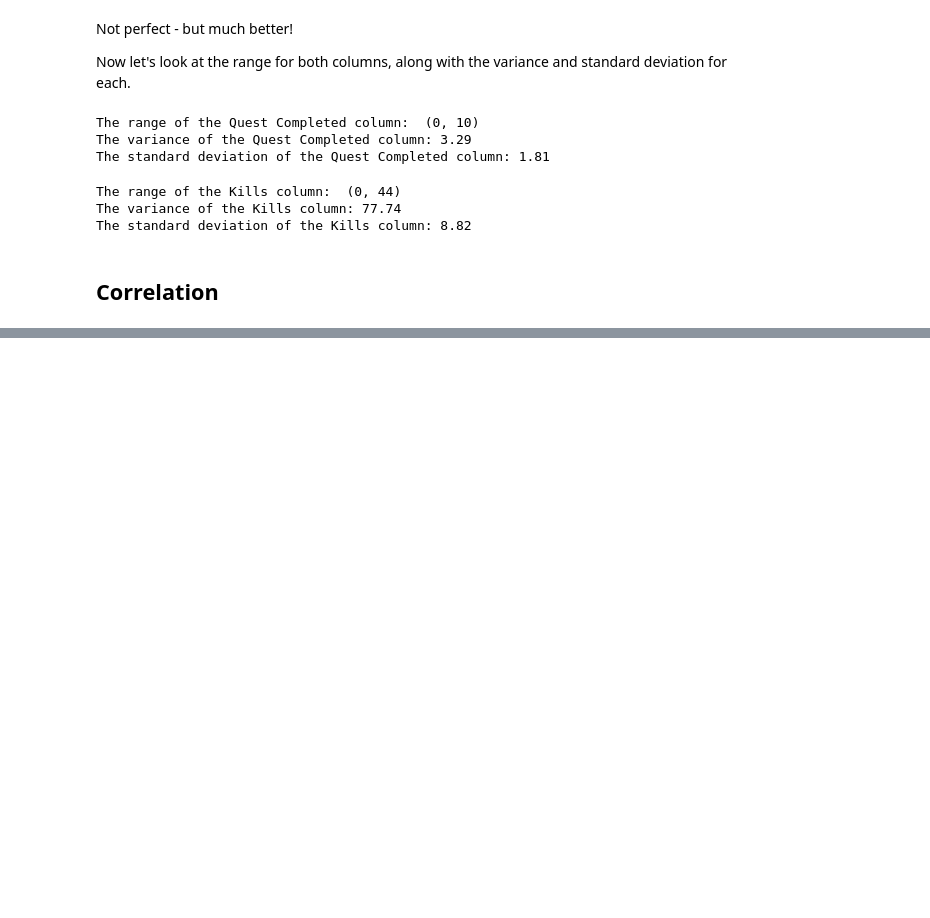
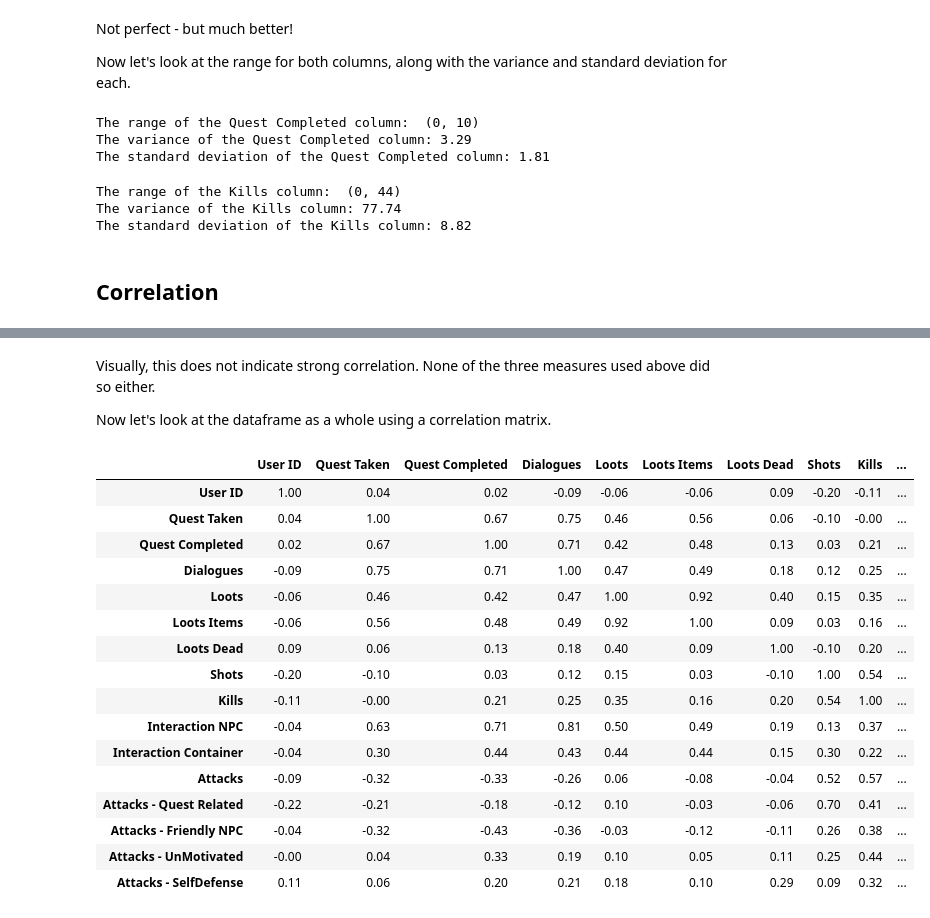
Before and after one commit to ttellner/GameDataScienceInPython, a Jupyter notebook: Labs_Chapter3_Python/Chapter3_Lab1.ipynb, the cells around one changed output, grey strips where cells are left out. Cells and saved outputs as stored; diff of their text form; code cells hidden in the pictures; blank space fills up the shorter version.

```diff
--- a/Labs_Chapter3_Python/Chapter3_Lab1.ipynb
+++ b/Labs_Chapter3_Python/Chapter3_Lab1.ipynb
@@ -184,0 +214,26 @@ The standard deviation of the Kills column: 8.82
+# %% [markdown]
+Visually, this does not indicate strong correlation. None of the three measures used above did so either.
+
+Now let's look at the dataframe as a whole using a correlation matrix.
+# %%
+#First, let's make sure all measures are limitted to two decimal places and it only uses numeric columens.
+vpal_corr = vpal_df1.corr(numeric_only=True)
+round(vpal_corr, 2)
+# %% [output]
+|  | User ID | Quest Taken | Quest Completed | Dialogues | Loots | Loots Items | Loots Dead | Shots | Kills | ... |
+| User ID | 1.00 | 0.04 | 0.02 | -0.09 | -0.06 | -0.06 | 0.09 | -0.20 | -0.11 | ... |
+| Quest Taken | 0.04 | 1.00 | 0.67 | 0.75 | 0.46 | 0.56 | 0.06 | -0.10 | -0.00 | ... |
+| Quest Completed | 0.02 | 0.67 | 1.00 | 0.71 | 0.42 | 0.48 | 0.13 | 0.03 | 0.21 | ... |
+| Dialogues | -0.09 | 0.75 | 0.71 | 1.00 | 0.47 | 0.49 | 0.18 | 0.12 | 0.25 | ... |
+| Loots | -0.06 | 0.46 | 0.42 | 0.47 | 1.00 | 0.92 | 0.40 | 0.15 | 0.35 | ... |
+| Loots Items | -0.06 | 0.56 | 0.48 | 0.49 | 0.92 | 1.00 | 0.09 | 0.03 | 0.16 | ... |
+| Loots Dead | 0.09 | 0.06 | 0.13 | 0.18 | 0.40 | 0.09 | 1.00 | -0.10 | 0.20 | ... |
+| Shots | -0.20 | -0.10 | 0.03 | 0.12 | 0.15 | 0.03 | -0.10 | 1.00 | 0.54 | ... |
+| Kills | -0.11 | -0.00 | 0.21 | 0.25 | 0.35 | 0.16 | 0.20 | 0.54 | 1.00 | ... |
+| Interaction NPC | -0.04 | 0.63 | 0.71 | 0.81 | 0.50 | 0.49 | 0.19 | 0.13 | 0.37 | ... |
+| Interaction Container | -0.04 | 0.30 | 0.44 | 0.43 | 0.44 | 0.44 | 0.15 | 0.30 | 0.22 | ... |
+| Attacks | -0.09 | -0.32 | -0.33 | -0.26 | 0.06 | -0.08 | -0.04 | 0.52 | 0.57 | ... |
+| Attacks - Quest Related | -0.22 | -0.21 | -0.18 | -0.12 | 0.10 | -0.03 | -0.06 | 0.70 | 0.41 | ... |
+| Attacks - Friendly NPC | -0.04 | -0.32 | -0.43 | -0.36 | -0.03 | -0.12 | -0.11 | 0.26 | 0.38 | ... |
+| Attacks - UnMotivated | -0.00 | 0.04 | 0.33 | 0.19 | 0.10 | 0.05 | 0.11 | 0.25 | 0.44 | ... |
+| Attacks - SelfDefense | 0.11 | 0.06 | 0.20 | 0.21 | 0.18 | 0.10 | 0.29 | 0.09 | 0.32 | ... |
```
Also changed, not shown: parts of 10 cells of this notebook.
